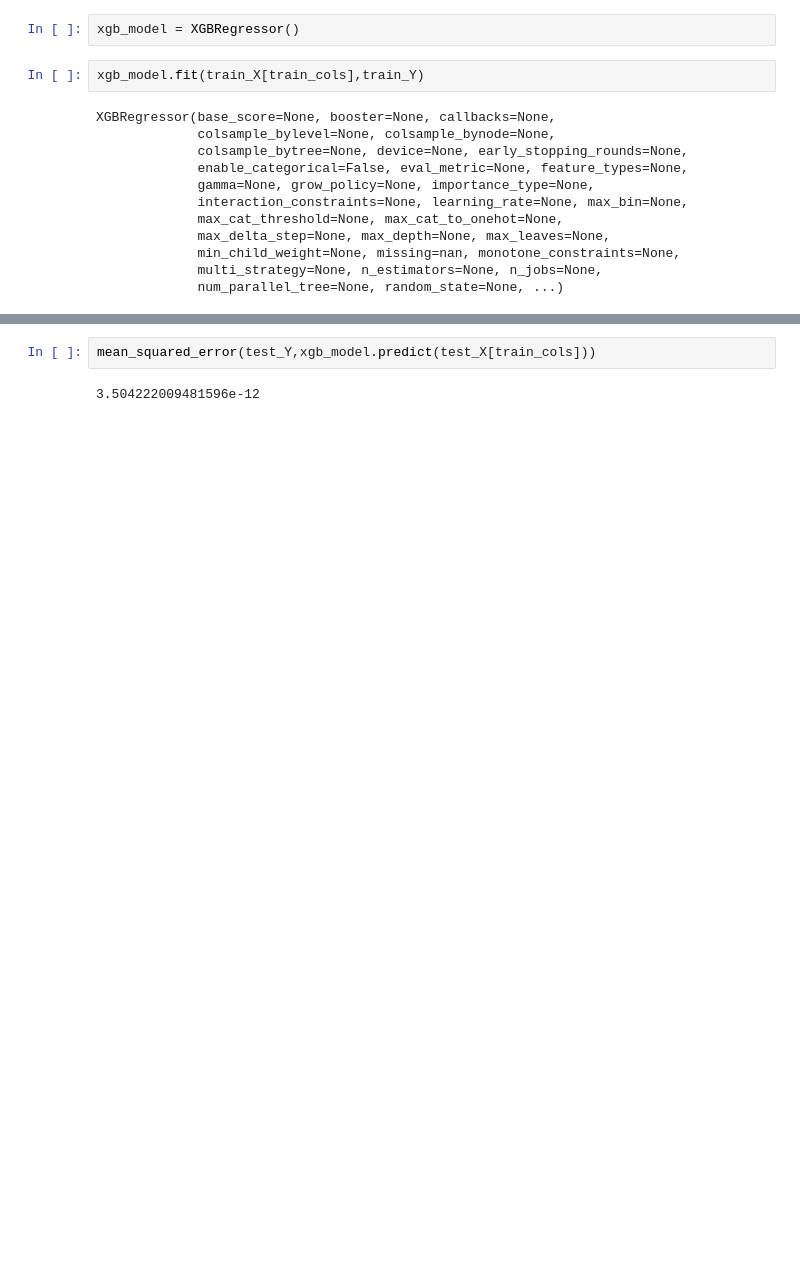
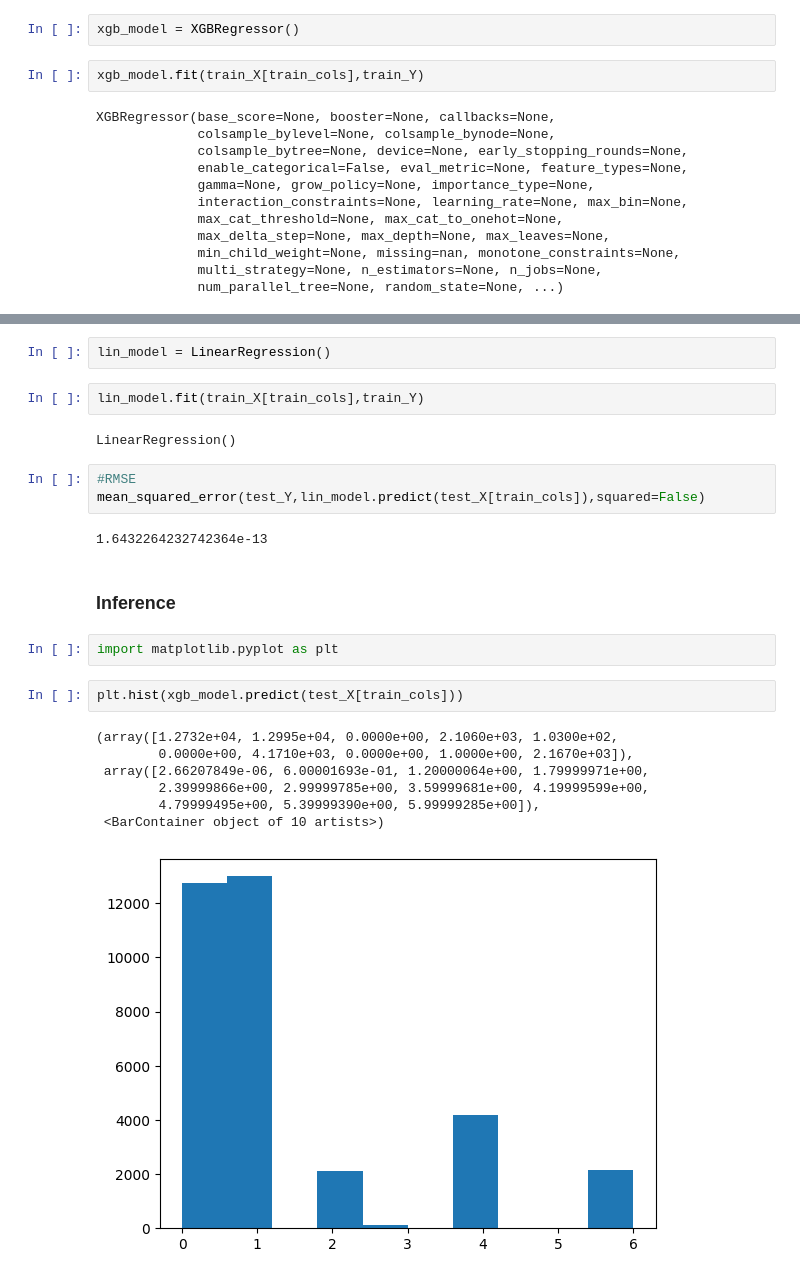
Before and after one commit to Rit-ctrl/Pressure-Quantification-for-Cricket, a Jupyter notebook: 01_Model.ipynb, the cells around one changed output, grey strips where cells are left out. Cells and saved outputs as stored; diff of their text form; blank space fills up the shorter version.

Commit message:
Linear Model results

```diff
--- a/01_Model.ipynb
+++ b/01_Model.ipynb
@@ -186,4 +200,25 @@ XGBRegressor(base_score=None, booster=None, callbacks=None,
+# %%
+lin_model = LinearRegression()
+# %%
+lin_model.fit(train_X[train_cols],train_Y)
+# %% [output]
+LinearRegression()
+# %%
+#RMSE
+mean_squared_error(test_Y,lin_model.predict(test_X[train_cols]),squared=False)
+# %% [output]
+1.6432264232742364e-13
+# %% [markdown]
+### Inference
+# %%
+import matplotlib.pyplot as plt
 # %%
-mean_squared_error(test_Y,xgb_model.predict(test_X[train_cols]))
+plt.hist(xgb_model.predict(test_X[train_cols]))
 # %% [output]
-3.504222009481596e-12
+(array([1.2732e+04, 1.2995e+04, 0.0000e+00, 2.1060e+03, 1.0300e+02,
+        0.0000e+00, 4.1710e+03, 0.0000e+00, 1.0000e+00, 2.1670e+03]),
+ array([2.66207849e-06, 6.00001693e-01, 1.20000064e+00, 1.79999971e+00,
+        2.39999866e+00, 2.99999785e+00, 3.59999681e+00, 4.19999599e+00,
+        4.79999495e+00, 5.39999390e+00, 5.99999285e+00]),
+ <BarContainer object of 10 artists>)
+[figure, added]
```
Also changed, not shown: parts of 37 cells of this notebook, 1 other file.
